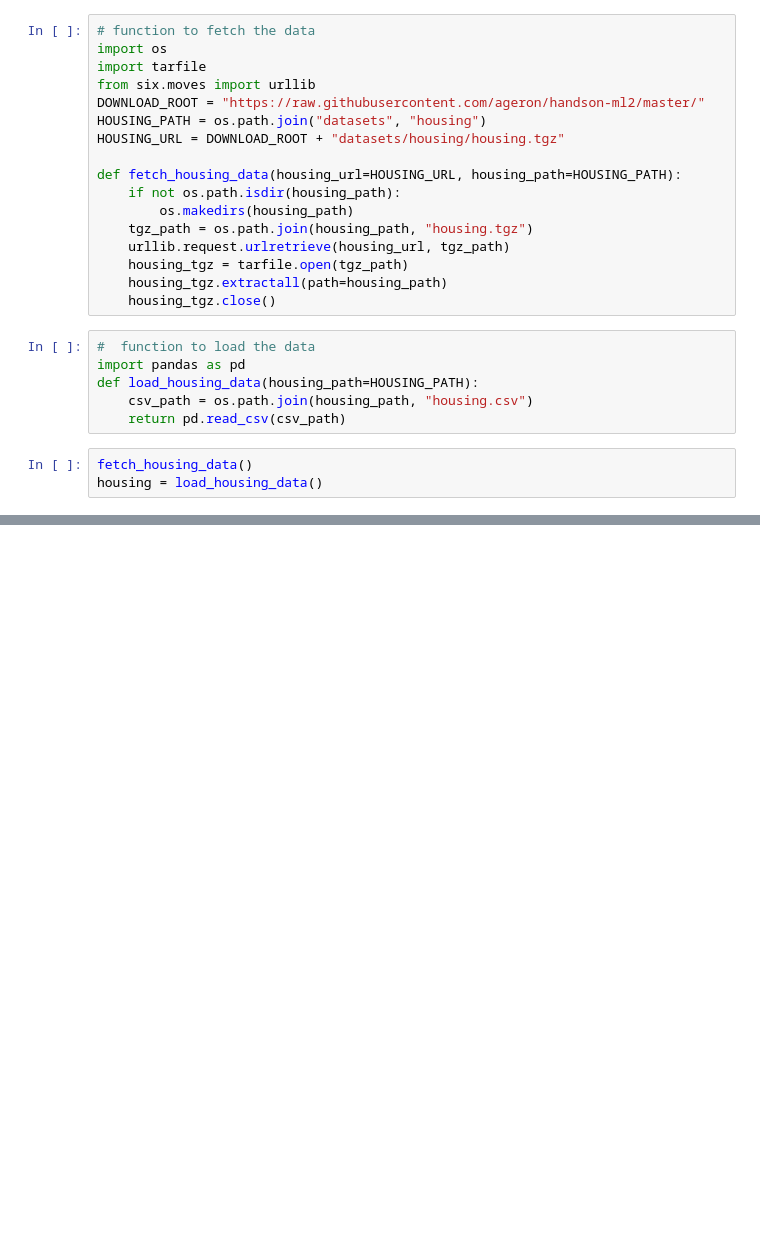
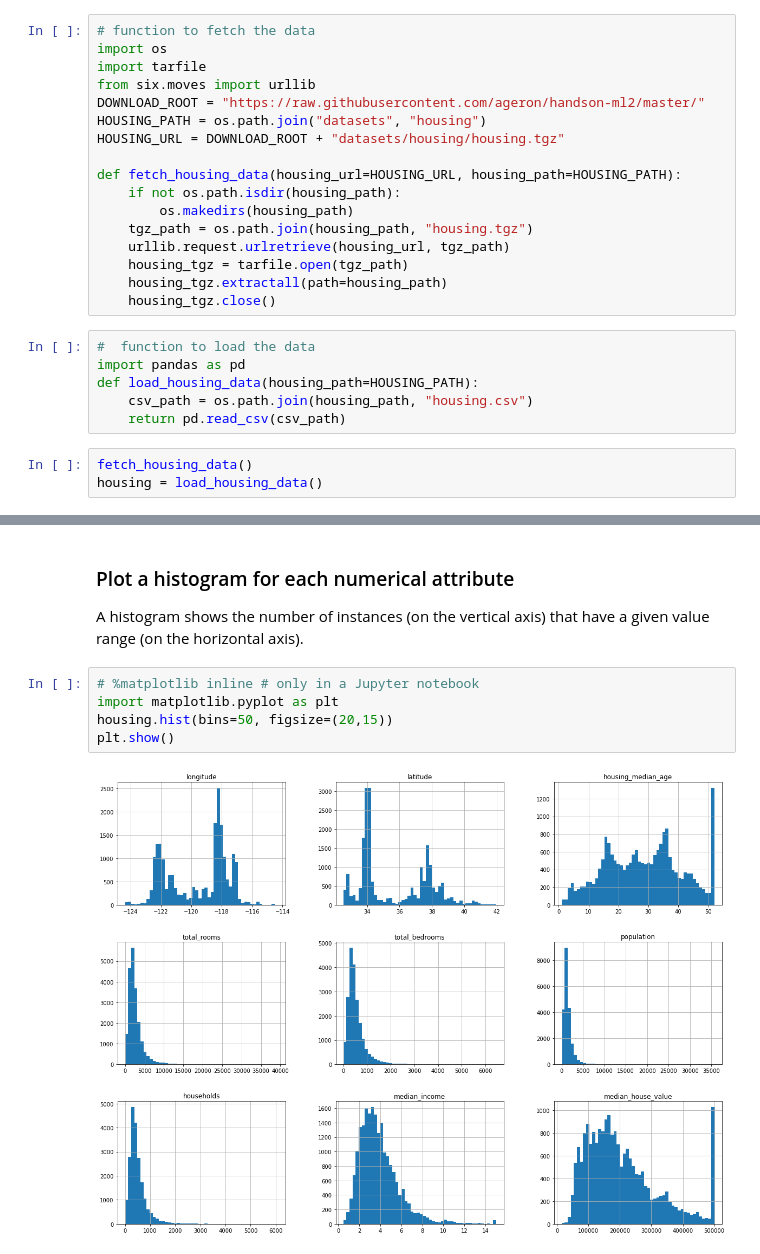
Before and after one commit to shoaibiqbalk/real-estate-project, a Jupyter notebook: Housing.ipynb, the cells around one changed output, grey strips where cells are left out. Cells and saved outputs as stored; diff of their text form; blank space fills up the shorter version.

```diff
--- a/Housing.ipynb
+++ b/Housing.ipynb
@@ -54,0 +87,10 @@ housing.head()
+# %% [markdown]
+### Plot a histogram for each numerical attribute
+A histogram shows the number of instances (on the vertical axis) that have a given value range (on the horizontal axis).
+# %%
+# %matplotlib inline # only in a Jupyter notebook
+import matplotlib.pyplot as plt
+housing.hist(bins=50, figsize=(20,15))
+plt.show()
+# %% [output]
+[figure, added]
```
Also changed, not shown: parts of 2 cells of this notebook.
